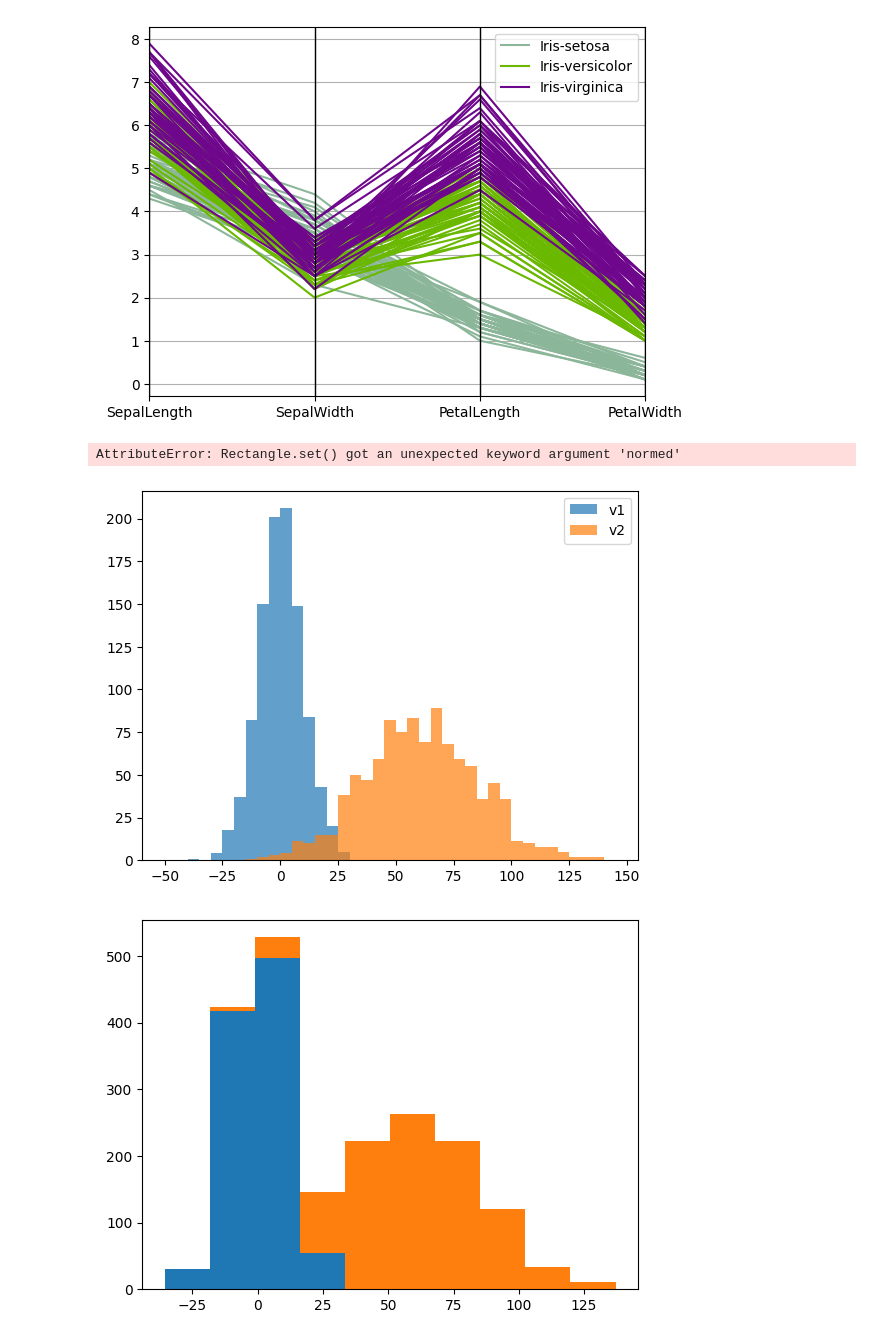
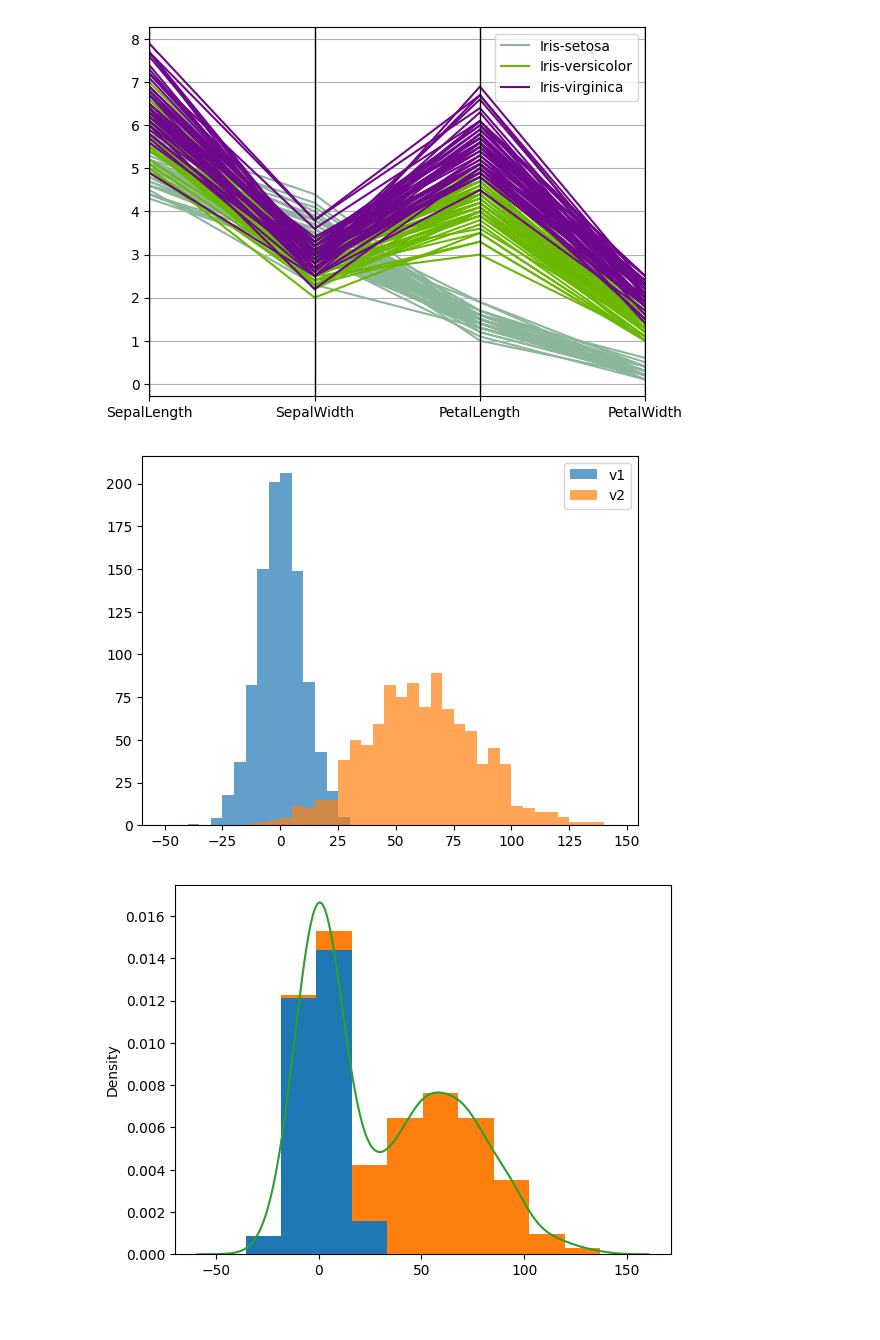
Before and after one commit to Mohammed-Saif-07/ML-winter-quarter, a Jupyter notebook: plot_ex.ipynb, the cells around one changed output. Drawn from its saved outputs; the diff is of its cells as text; code cells hidden in the pictures.

```diff
--- a/plot_ex.ipynb
+++ b/plot_ex.ipynb
@@ -373,37 +373,40 @@ pd.plotting.parallel_coordinates(iris, 'Name')
 [figure]
 # %%
 import seaborn as sns
+import matplotlib.pyplot as plt
+import numpy as np
+import pandas as pd
 
 np.random.seed(1234)
 
 v1 = pd.Series(np.random.normal(0,10,1000), name='v1')
 v2 = pd.Series(2*v1 + np.random.normal(60,15,1000), name='v2')
 
 plt.figure()
-plt.hist(v1, alpha=0.7, bins=np.arange(-50,150,5), label='v1');
-plt.hist(v2, alpha=0.7, bins=np.arange(-50,150,5), label='v2');
-plt.legend();
+plt.hist(v1, alpha=0.7, bins=np.arange(-50,150,5), label='v1')
+plt.hist(v2, alpha=0.7, bins=np.arange(-50,150,5), label='v2')
+plt.legend()
 
-# plot a kernel density estimation over a stacked barchart
+# FIXED: Changed 'normed=True' to 'density=True'
 plt.figure()
-plt.hist([v1, v2], histtype='barstacked', normed=True);
+plt.hist([v1, v2], histtype='barstacked', density=True)
 v3 = np.concatenate((v1,v2))
-sns.kdeplot(v3);
+sns.kdeplot(v3)
 
-sns.jointplot(v1, v2, alpha=0.4);
-
+# FIXED: Explicitly passed v1 and v2 as x and y
+sns.jointplot(x=v1, y=v2, alpha=0.4)
 
 # set the seaborn style for all the following plots
 sns.set_style('white')
-sns.jointplot(v1, v2, kind='kde', space=0);
-
+sns.jointplot(x=v1, y=v2, kind='kde', space=0)
 
 # read data from CSV file to dataframe
 iris = pd.read_csv('./data/iris.csv')
 
 # pair-wise kernel density estimation plot
-sns.pairplot(iris, hue='Name', diag_kind='kde', size=2);
+# Note: 'size' was renamed to 'height' in newer Seaborn versions
+sns.pairplot(iris, hue='Name', diag_kind='kde', height=2)
+plt.show()
 # %% [output]
-AttributeError: Rectangle.set() got an unexpected keyword argument 'normed'
 [figure]
-[figure, old version]
+[figure, new version]
```
Also changed, not shown: parts of 1 cell of this notebook.
